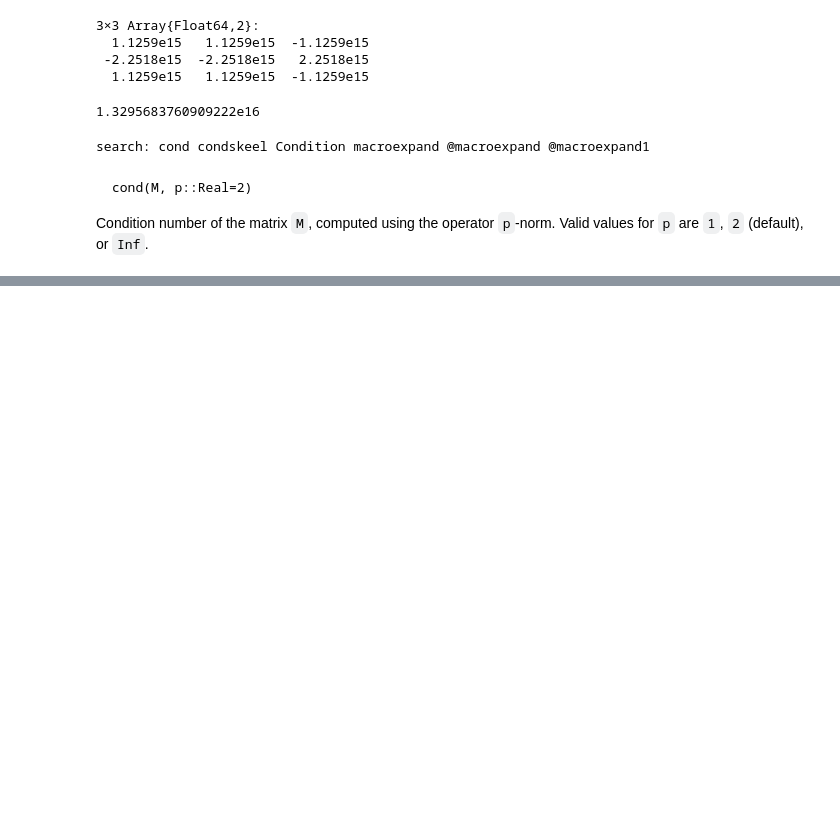
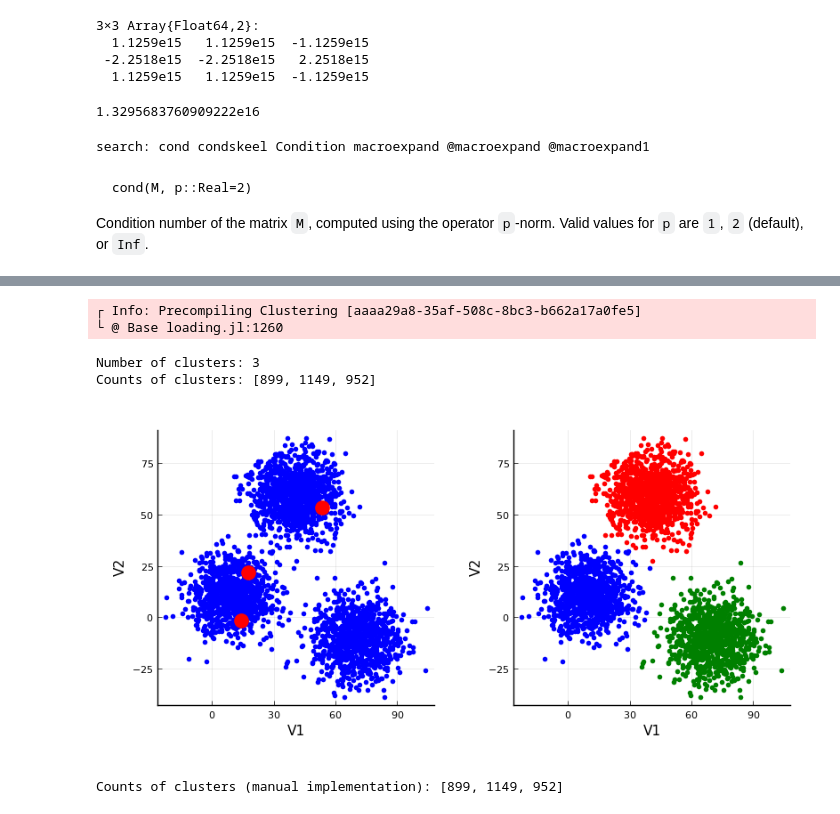
Before and after one commit to yoninazarathy/MATH7502-2020, a Jupyter notebook: CLAWJ/Unit1vectorsMatricesInversesDeterminants.ipynb, the cells around one changed output, grey strips where cells are left out. Saved outputs shown, nothing was run; the diff lists cells and outputs as text; code cells hidden in the pictures; blank space fills up the shorter version.

```diff
--- a/CLAWJ/Unit1vectorsMatricesInversesDeterminants.ipynb
+++ b/CLAWJ/Unit1vectorsMatricesInversesDeterminants.ipynb
@@ -381,0 +573,58 @@ Condition number of the matrix `M`, computed using the operator `p`-norm. Valid
+# %%
+using Clustering, RDatasets, Random, Measures, Plots; pyplot()
+Random.seed!(0)
+
+K = 3
+df = dataset("cluster", "xclara")
+data = copy(convert(Array{Float64}, df)')
+
+seeds = initseeds(:rand, data, K)
+xclaraKmeans = kmeans(data, K, init = seeds)
+
+println("Number of clusters: ", nclusters(xclaraKmeans))
+println("Counts of clusters: ", counts(xclaraKmeans))
+
+df.Group  = assignments(xclaraKmeans)
+
+p1 = scatter(df[:, :V1], df[:, :V2], c=:blue, msw=0)
+     scatter!(df[seeds, :V1], df[seeds, :V2], markersize=12, c=:red, msw=0)
+
+p2 = scatter( df[df.Group .== 1, :V1], df[df.Group .== 1, :V2], c=:blue, msw=0)
+     scatter!( df[df.Group .== 2, :V1], df[df.Group .== 2, :V2], c=:red, msw=0)
+     scatter!( df[df.Group .== 3, :V1], df[df.Group .== 3, :V2], c=:green, msw=0)
+
+plot(p1,p2,legend=:none,ratio=:equal,
+    size=(800,400), xlabel="V1", ylabel="V2", margin = 5mm)
+# %% [output]
+┌ Info: Precompiling Clustering [aaaa29a8-35af-508c-8bc3-b662a17a0fe5]
+└ @ Base loading.jl:1260
+Number of clusters: 3
+Counts of clusters: [899, 1149, 952]
+[figure, added]
+# %%
+using RDatasets, Distributions, Random, LinearAlgebra
+Random.seed!(0)
+
+K = 3
+df = dataset("cluster", "xclara")
+n,_ = size(df)
+dataPoints = [convert(Array{Float64,1},df[i,:]) for i in 1:n]
+shuffle!(dataPoints)
+
+xMin,xMax = minimum(first.(dataPoints)),maximum(first.(dataPoints))
+yMin,yMax = minimum(last.(dataPoints)),maximum(last.(dataPoints))
+
+means = [[rand(Uniform(xMin,xMax)),rand(Uniform(yMin,yMax))]  for _ in 1:K]
+labels = rand(1:K,n)
+prevMeans = -means
+
+while norm(prevMeans - means) > 0.001
+    prevMeans = means
+    labels = [argmin([norm(means[i]-x) for i in 1:K]) for x in dataPoints]
+    means = [sum(dataPoints[labels .== i])/sum(labels .==i) for i in 1:K]
+end
+
+cnts = [sum(labels .== i) for i in 1:K]
+println("Counts of clusters (manual implementation): ", cnts)
+# %% [output]
+Counts of clusters (manual implementation): [899, 1149, 952]
```
Also changed, not shown: parts of 32 cells of this notebook.
